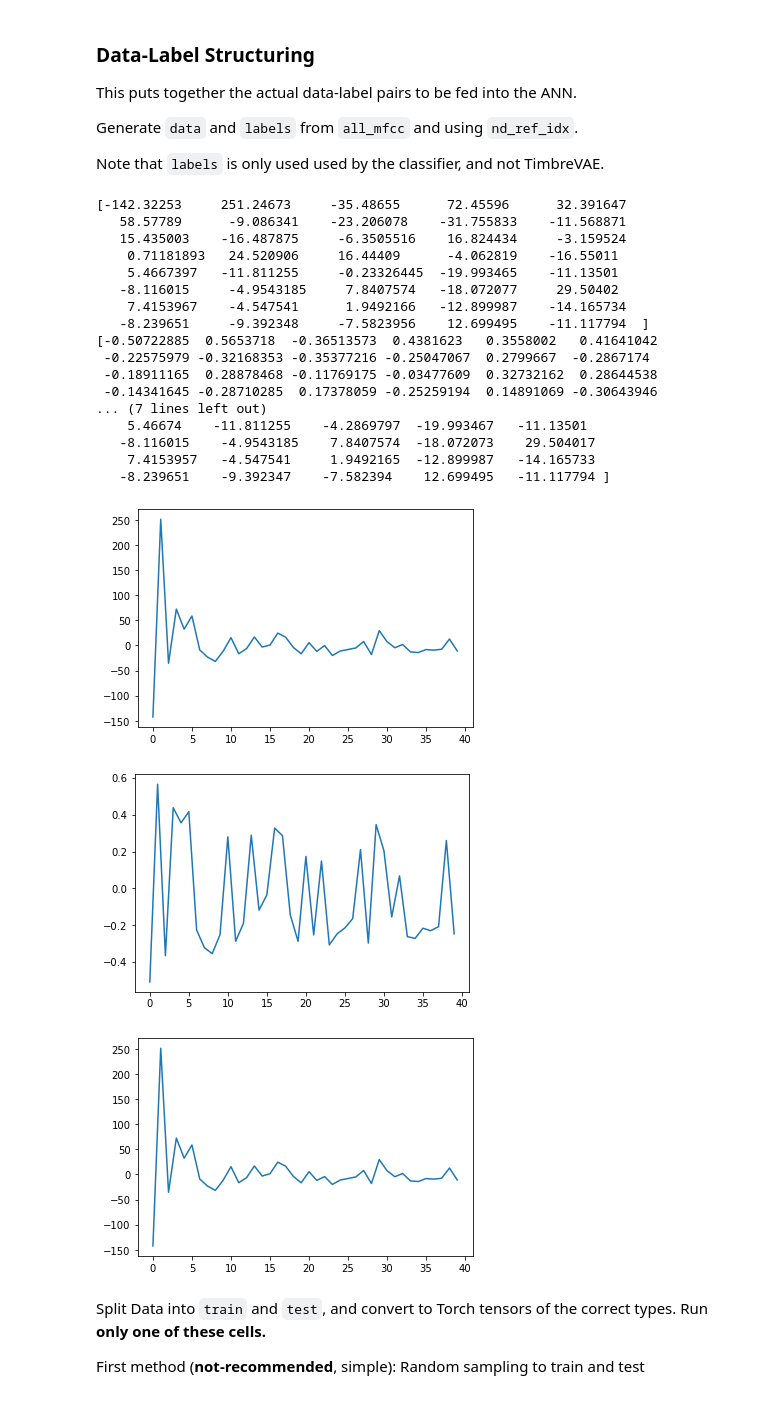
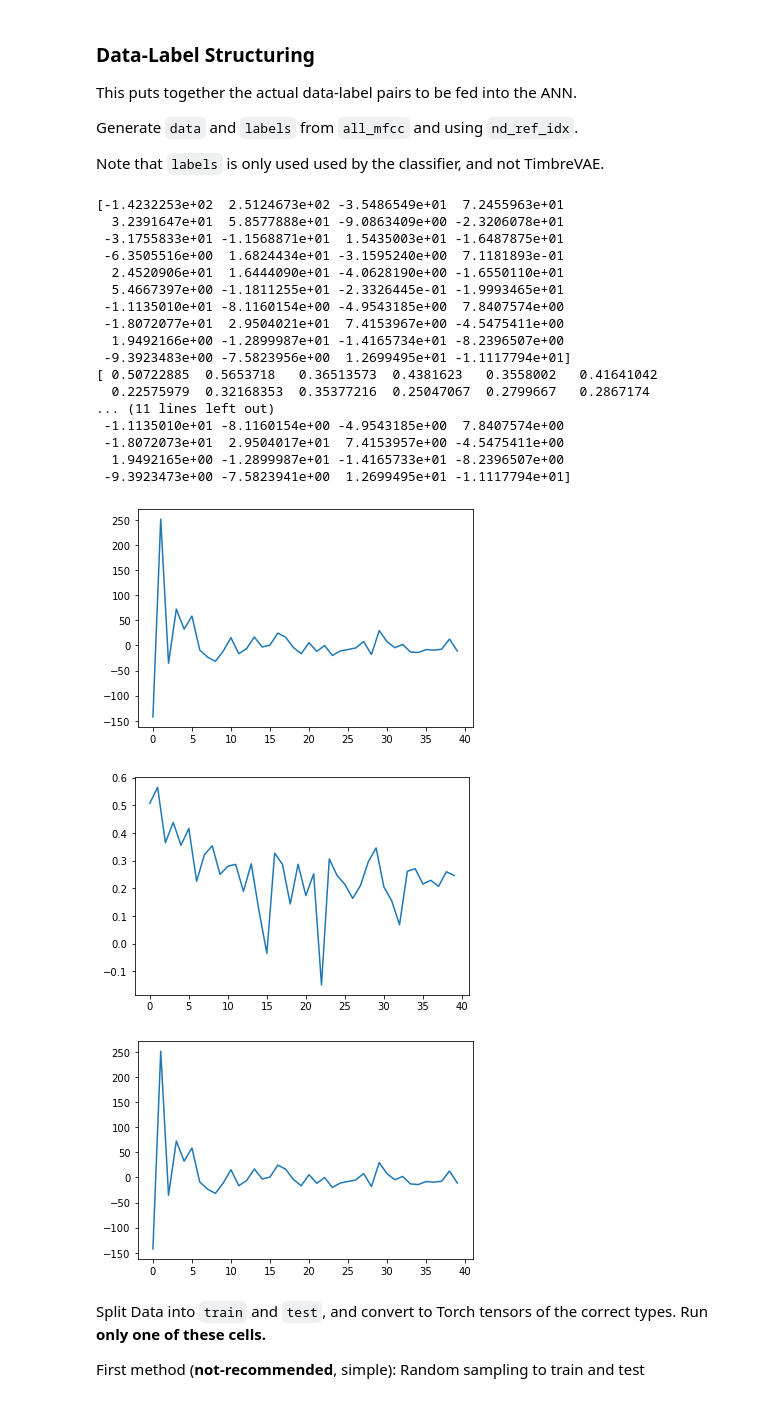
Before and after one commit to zioul123/VocalPitchModulator, a Jupyter notebook: Timbre Encoder.ipynb, the cells around one changed output. Cells and saved outputs as stored; diff of their text form; code cells hidden in the pictures.

```diff
--- a/Timbre Encoder.ipynb
+++ b/Timbre Encoder.ipynb
@@ -136,48 +136,48 @@ data_prenorm = np.array([ all_mfcc[wav_file_idx][:, window_idx]
 # log(-n) is nan, so we put things on a log scale from absolute values, and
 # mutliply the sign back.
 signs = np.sign(data_prenorm)
-data_logged = signs * np.log(np.abs(data_prenorm))
-max_mfcc = np.max(np.abs(np.array([ np.max(data_logged), np.min(data_logged) ])))
+data_logged = np.log(np.abs(data_prenorm))
+max_mfcc = np.max(np.abs(data_logged))
 data = data_logged / max_mfcc
 # If going to zero-one
 # data = normalize_rows(data, NormMode.NEG_ONE_ONE_TO_ZERO_ONE)
 # %%
 # To restore:
-restored_data = signs * np.e ** np.abs(data * max_mfcc)
+restored_data = signs * np.e ** (data * max_mfcc)
 # If going to zero-one
 # restored_data = signs * np.e ** np.abs(
 #     denormalize_rows(data, DenormMode.ZERO_ONE_TO_NEG_ONE_ONE) * max_mfcc)
 # Visualize MFCCs
 plt.figure()
 plt.plot(data_prenorm[0])
 plt.figure()
 plt.plot(data[0])
 plt.figure()
 plt.plot(restored_data[0])
 # Numeric verification
 print(data_prenorm[0])
 print(data[0])
 print(restored_data[0])
 # %% [output]
-[-142.32253     251.24673     -35.48655      72.45596      32.391647
-   58.57789      -9.086341    -23.206078    -31.755833    -11.568871
-   15.435003    -16.487875     -6.3505516    16.824434     -3.159524
-    0.71181893   24.520906     16.44409      -4.062819    -16.55011
-    5.4667397   -11.811255     -0.23326445  -19.993465    -11.13501
-   -8.116015     -4.9543185     7.8407574   -18.072077     29.50402
-    7.4153967    -4.547541      1.9492166   -12.899987    -14.165734
-   -8.239651     -9.392348     -7.5823956    12.699495    -11.117794  ]
-[-0.50722885  0.5653718  -0.36513573  0.4381623   0.3558002   0.41641042
- -0.22575979 -0.32168353 -0.35377216 -0.25047067  0.2799667  -0.2867174
- -0.18911165  0.28878468 -0.11769175 -0.03477609  0.32732162  0.28644538
- -0.14341645 -0.28710285  0.17378059 -0.25259194  0.14891069 -0.30643946
-... (7 lines left out)
-    5.46674    -11.811255    -4.2869797  -19.993467   -11.13501
-   -8.116015    -4.9543185    7.8407574  -18.072073    29.504017
-    7.4153957   -4.547541     1.9492165  -12.899987   -14.165733
-   -8.239651    -9.392347    -7.582394    12.699495   -11.117794 ]
+[-1.4232253e+02  2.5124673e+02 -3.5486549e+01  7.2455963e+01
+  3.2391647e+01  5.8577888e+01 -9.0863409e+00 -2.3206078e+01
+ -3.1755833e+01 -1.1568871e+01  1.5435003e+01 -1.6487875e+01
+ -6.3505516e+00  1.6824434e+01 -3.1595240e+00  7.1181893e-01
+  2.4520906e+01  1.6444090e+01 -4.0628190e+00 -1.6550110e+01
+  5.4667397e+00 -1.1811255e+01 -2.3326445e-01 -1.9993465e+01
+ -1.1135010e+01 -8.1160154e+00 -4.9543185e+00  7.8407574e+00
+ -1.8072077e+01  2.9504021e+01  7.4153967e+00 -4.5475411e+00
+  1.9492166e+00 -1.2899987e+01 -1.4165734e+01 -8.2396507e+00
+ -9.3923483e+00 -7.5823956e+00  1.2699495e+01 -1.1117794e+01]
+[ 0.50722885  0.5653718   0.36513573  0.4381623   0.3558002   0.41641042
+  0.22575979  0.32168353  0.35377216  0.25047067  0.2799667   0.2867174
+... (11 lines left out)
+ -1.1135010e+01 -8.1160154e+00 -4.9543185e+00  7.8407574e+00
+ -1.8072073e+01  2.9504017e+01  7.4153957e+00 -4.5475411e+00
+  1.9492165e+00 -1.2899987e+01 -1.4165733e+01 -8.2396507e+00
+ -9.3923473e+00 -7.5823941e+00  1.2699495e+01 -1.1117794e+01]
 [figure]
-[figure, old version]
+[figure, new version]
 [figure]
 # %% [markdown]
 Split Data into `train` and `test`, and convert to Torch tensors of the correct types. Run **only one of these cells.**
```
Also changed, not shown: parts of 7 cells of this notebook, 2 other files.
